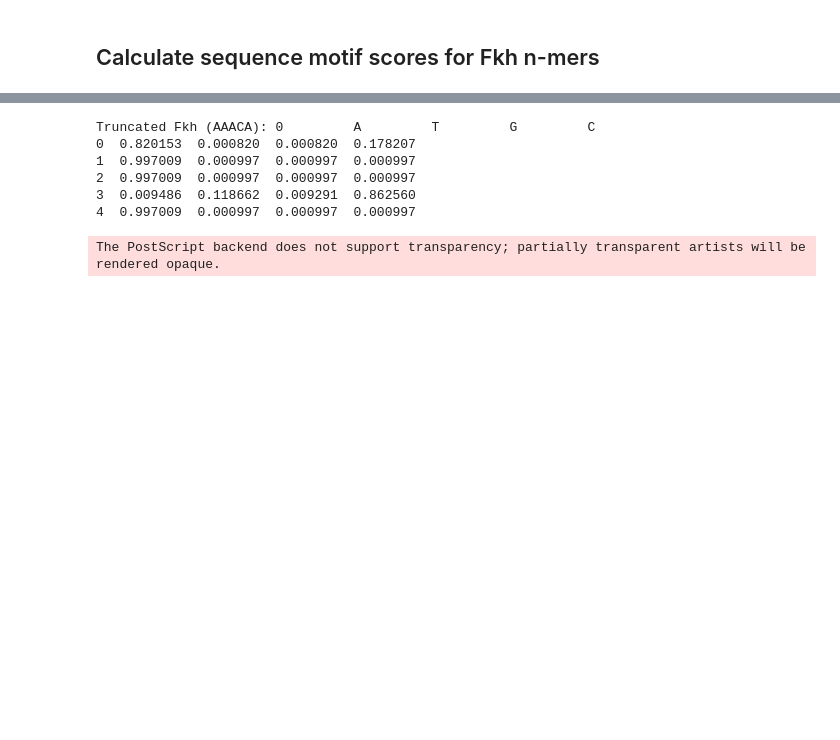
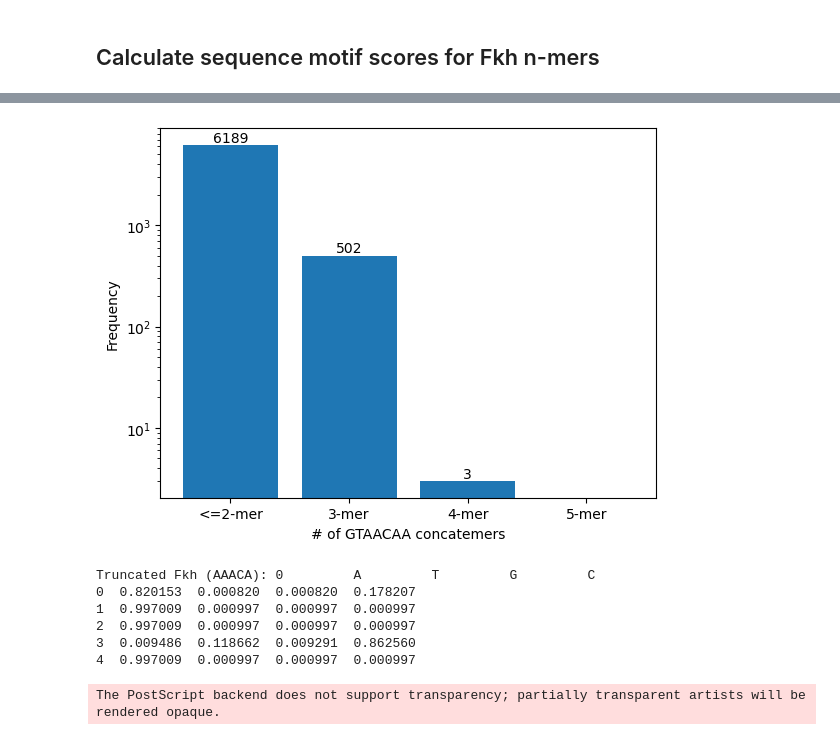
Before and after one commit to skotheimlab/fkh_concatemer_analysis, a Jupyter notebook: fkh_binding_site_on_scg.ipynb, the cells around one changed output, grey strips where cells are left out. Saved outputs shown, nothing was run; the diff lists cells and outputs as text; code cells hidden in the pictures; blank space fills up the shorter version.

```diff
--- a/fkh_binding_site_on_scg.ipynb
+++ b/fkh_binding_site_on_scg.ipynb
@@ -164,3 +188,21 @@ df_full_6mer.sort_values('Max')
+# %%
+bin_edges = synthetic_scores.mean().values[:-1] + np.diff(synthetic_scores.mean())/2
+bin_edges = np.insert(bin_edges,0,0)
+# bin_edges = np.append(bin_edges,30)
+
+counts,bins = np.histogram(df_full_6mer['Max'],bins= bin_edges)
+df_full_6mer['# concats'] = np.digitize(df_full_6mer['Max'].astype(float),bins= bin_edges.astype(float))+1
+plt.yscale('log', nonpositive='clip')
+container = plt.bar(range(len(counts)),counts)
+plt.bar_label(container,counts)
+plt.xlabel('# of GTAACAA concatemers')
+plt.ylabel('Frequency')
+g = plt.gca()
+g.set_xticks(range(len(counts)),labels=['<=2-mer','3-mer','4-mer','5-mer'])
+
+plt.savefig(path.join(dirname,'full_fkh_nmer_scores_binned.eps'),format='eps')
+# %% [output]
+[figure, added]
 # %%
 '''
 Truncated Fkh motif scores (AAACA) only
```
Also changed, not shown: parts of 5 cells of this notebook.
